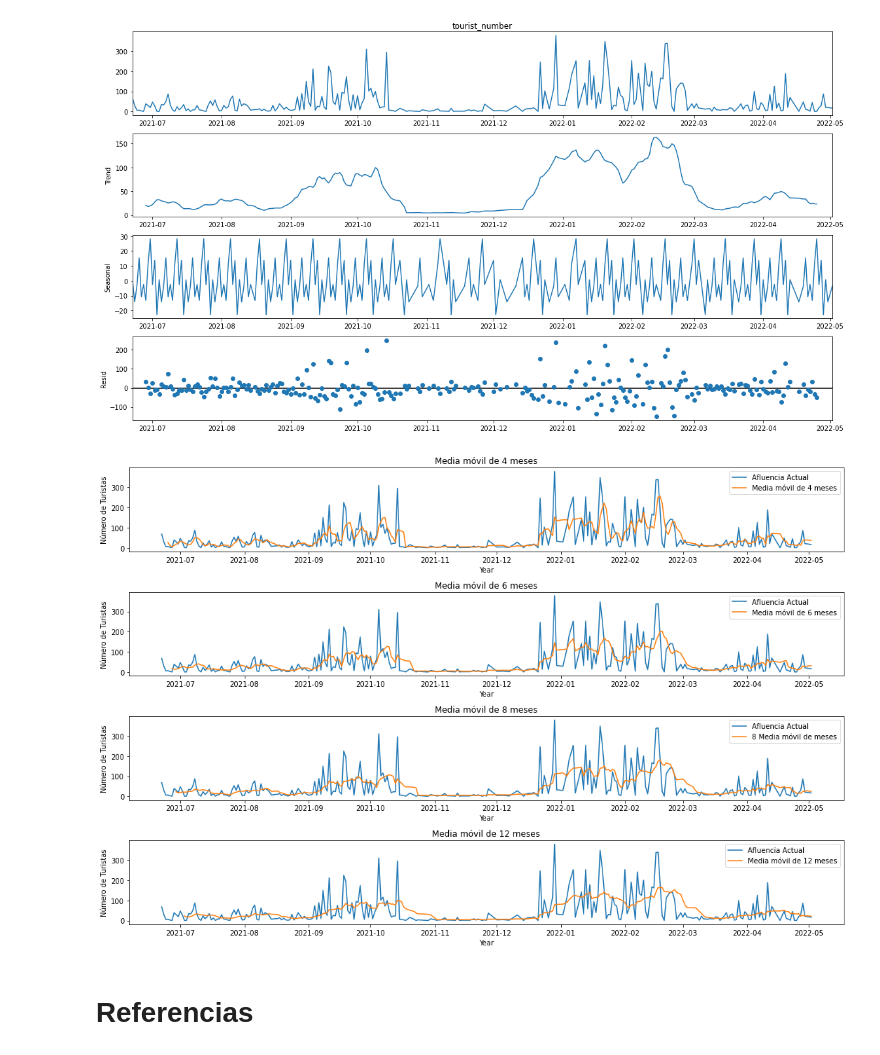
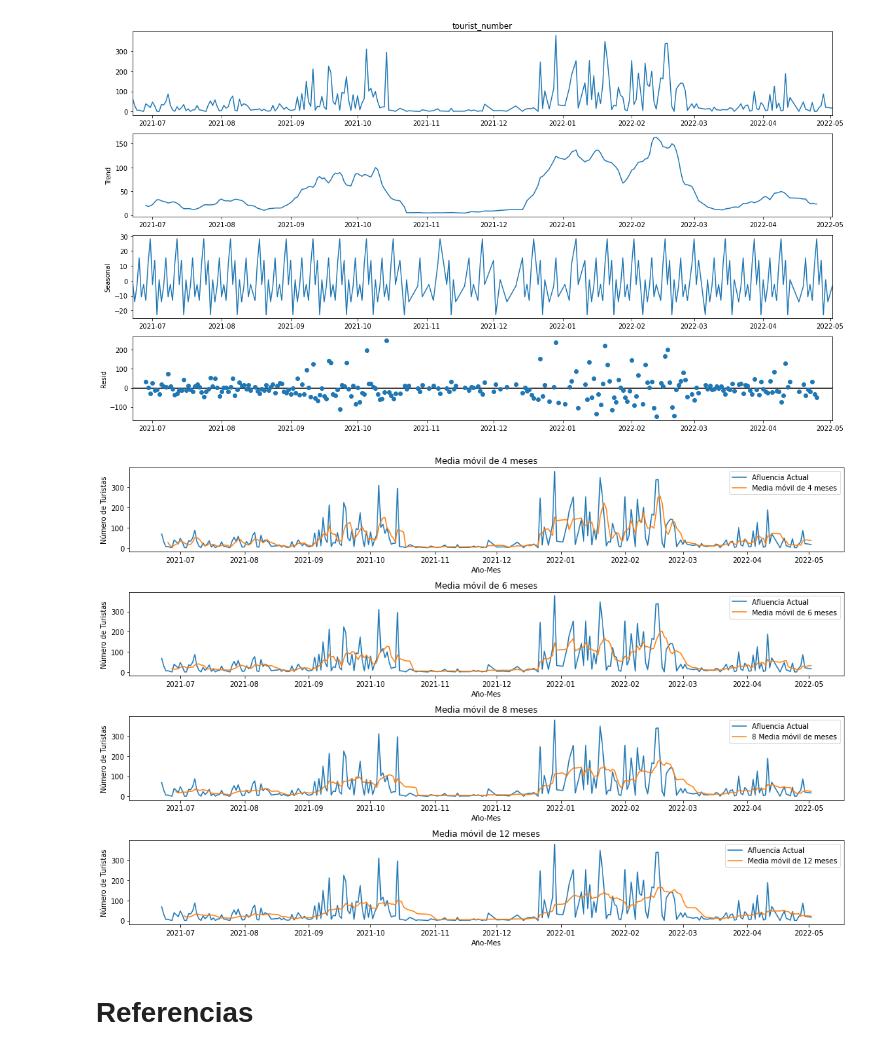
Before and after one commit to luperezsal/AlcoiTourist, a Jupyter notebook: Proyecto3.ipynb, the cells around one changed output. Cells and saved outputs as stored; diff of their text form; code cells hidden in the pictures.

```diff
--- a/Proyecto3.ipynb
+++ b/Proyecto3.ipynb
@@ -331,40 +357,40 @@ fig.set_figheight(10)
 fig.set_figwidth(15)
 axes[0].plot(time_series.index,time_series['tourist_number'],label='Afluencia Actual')
 axes[0].plot(time_series.index,time_series['tourist_number'].rolling(window=4).mean(),label='Media móvil de 4 meses')
-axes[0].set_xlabel('Year')
+axes[0].set_xlabel('Año-Mes')
 axes[0].set_ylabel('Número de Turistas')
 axes[0].set_title('Media móvil de 4 meses')
 axes[0].legend(loc='best')
 
 
 axes[1].plot(time_series.index,time_series['tourist_number'],label='Afluencia Actual')
 axes[1].plot(time_series.index,time_series['tourist_number'].rolling(window=6).mean(),label='Media móvil de 6 meses')
-axes[1].set_xlabel('Year')
+axes[1].set_xlabel('Año-Mes')
 axes[1].set_ylabel('Número de Turistas')
 axes[1].set_title('Media móvil de 6 meses')
 axes[1].legend(loc='best')
 
 
 
 axes[2].plot(time_series.index,time_series['tourist_number'],label='Afluencia Actual')
 axes[2].plot(time_series.index,time_series['tourist_number'].rolling(window=8).mean(),label='8 Media móvil de meses')
-axes[2].set_xlabel('Year')
+axes[2].set_xlabel('Año-Mes')
 axes[2].set_ylabel('Número de Turistas')
 axes[2].set_title('Media móvil de 8 meses')
 axes[2].legend(loc='best')
 
 
 axes[3].plot(time_series.index,time_series['tourist_number'],label='Afluencia Actual')
 axes[3].plot(time_series.index,time_series['tourist_number'].rolling(window=12).mean(),label='Media móvil de 12 meses')
-axes[3].set_xlabel('Year')
+axes[3].set_xlabel('Año-Mes')
 axes[3].set_ylabel('Número de Turistas')
 axes[3].set_title('Media móvil de 12 meses')
 axes[3].legend(loc='best')
 
 plt.tight_layout()
 plt.show()
 # %% [output]
-[figure, old version]
+[figure, new version]
 # %% [markdown]
 # Referencias
 # %% [markdown]
```
Also changed, not shown: parts of 5 cells of this notebook.
